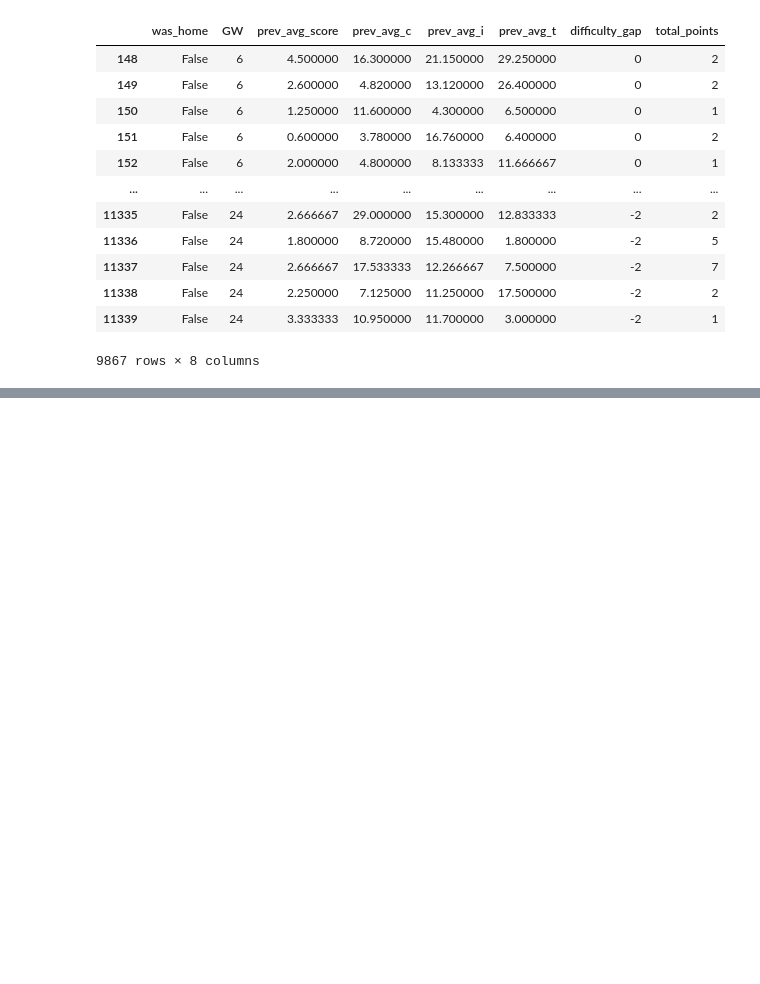
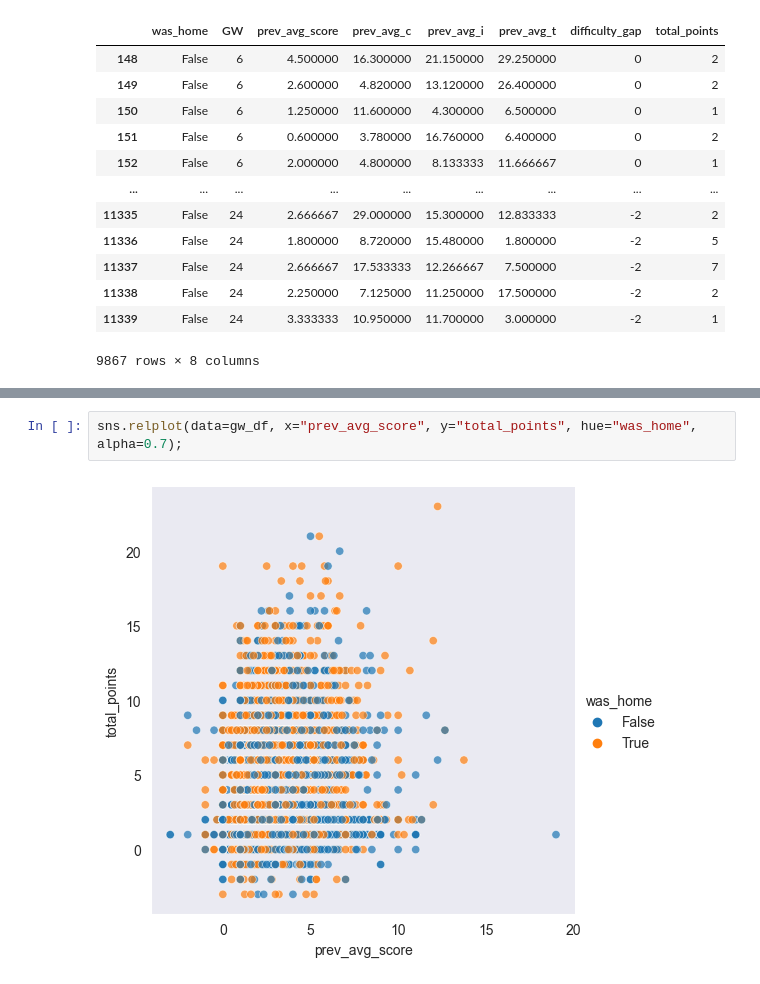
Before and after one commit to danielfrees/mlpremier, a Jupyter notebook: linear/fpl_linear_model.ipynb, the cells around one changed output, grey strips where cells are left out. Cells and saved outputs as stored; diff of their text form; blank space fills up the shorter version.

```diff
--- a/linear/fpl_linear_model.ipynb
+++ b/linear/fpl_linear_model.ipynb
@@ -82,0 +118,4 @@ gw_df.head(-5)
+# %%
+sns.relplot(data=gw_df, x="prev_avg_score", y="total_points", hue="was_home", alpha=0.7);
+# %% [output]
+[figure, added]
```
Also changed, not shown: parts of 32 cells of this notebook.
